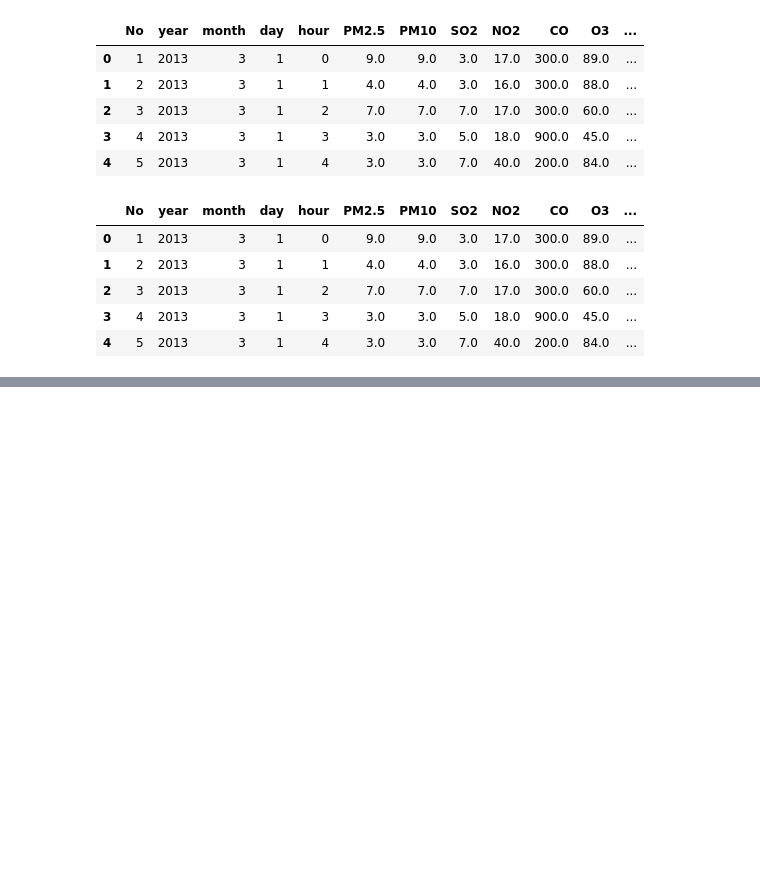
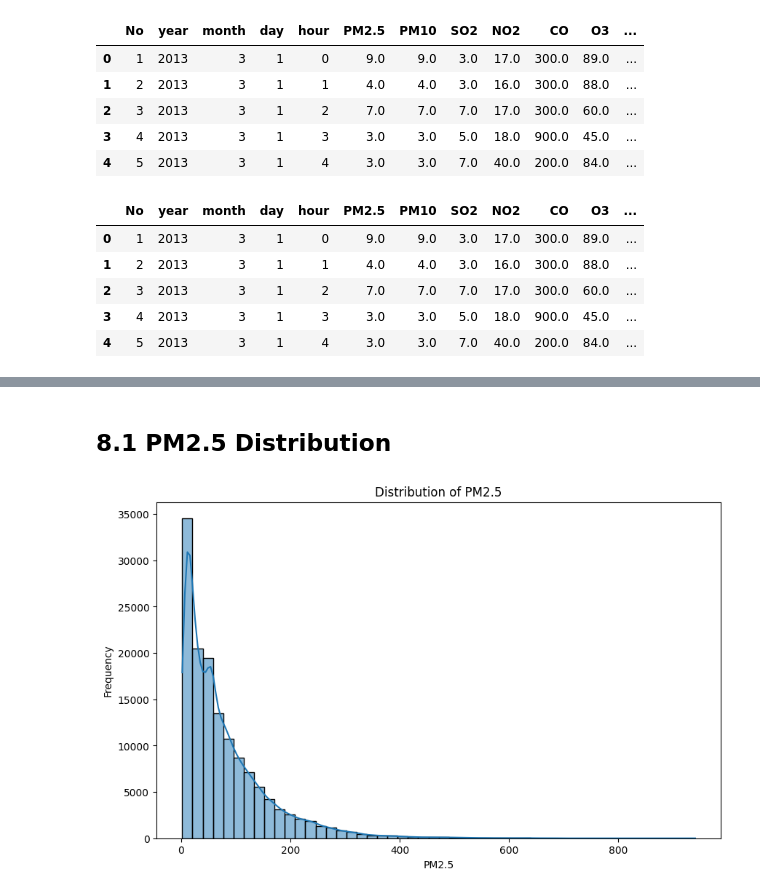
Before and after one commit to StanleyArinze/st20338478_CMP7005-PRAC1, a Jupyter notebook: CMP7005.ipynb, the cells around one changed output, grey strips where cells are left out. Drawn from its saved outputs; the diff is of its cells as text; code cells hidden in the pictures; blank space fills up the shorter version.

Commit message:
Data Visualisation

```diff
--- a/CMP7005.ipynb
+++ b/CMP7005.ipynb
@@ -277,0 +282,22 @@ air_df.head()
+# %%
+
+# CREATE SEASON COLUMN
+
+
+def get_season(month):
+
+    if month in [12, 1, 2]:
+        return "Winter"
+
+    elif month in [3, 4, 5]:
+        return "Spring"
+
+    elif month in [6, 7, 8]:
+        return "Summer"
+
+    else:
+        return "Autumn"
+
+air_df["season"] = air_df["month"].apply(get_season)
+
+air_df[["month", "season"]].head()
@@ -277,0 +319,18 @@ air_df.head()
+# %% [markdown]
+## 8.1 PM2.5 Distribution
+# %%
+
+# PM2.5 DISTRIBUTION
+
+
+plt.figure(figsize=(10,6))
+
+sns.histplot(air_df["PM2.5"], bins=50, kde=True)
+
+plt.title("Distribution of PM2.5")
+plt.xlabel("PM2.5")
+plt.ylabel("Frequency")
+
+plt.show()
+# %% [output]
+[figure, added]
```
Also changed, not shown: parts of 7 cells of this notebook.
